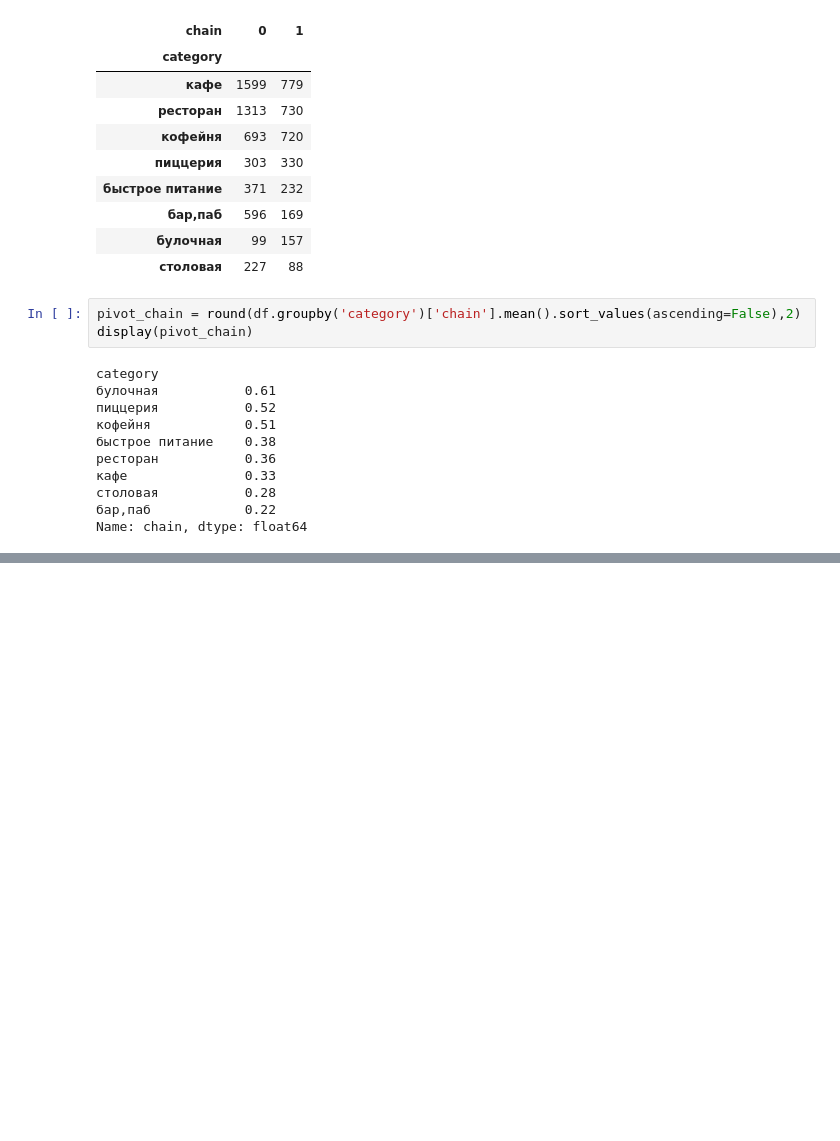
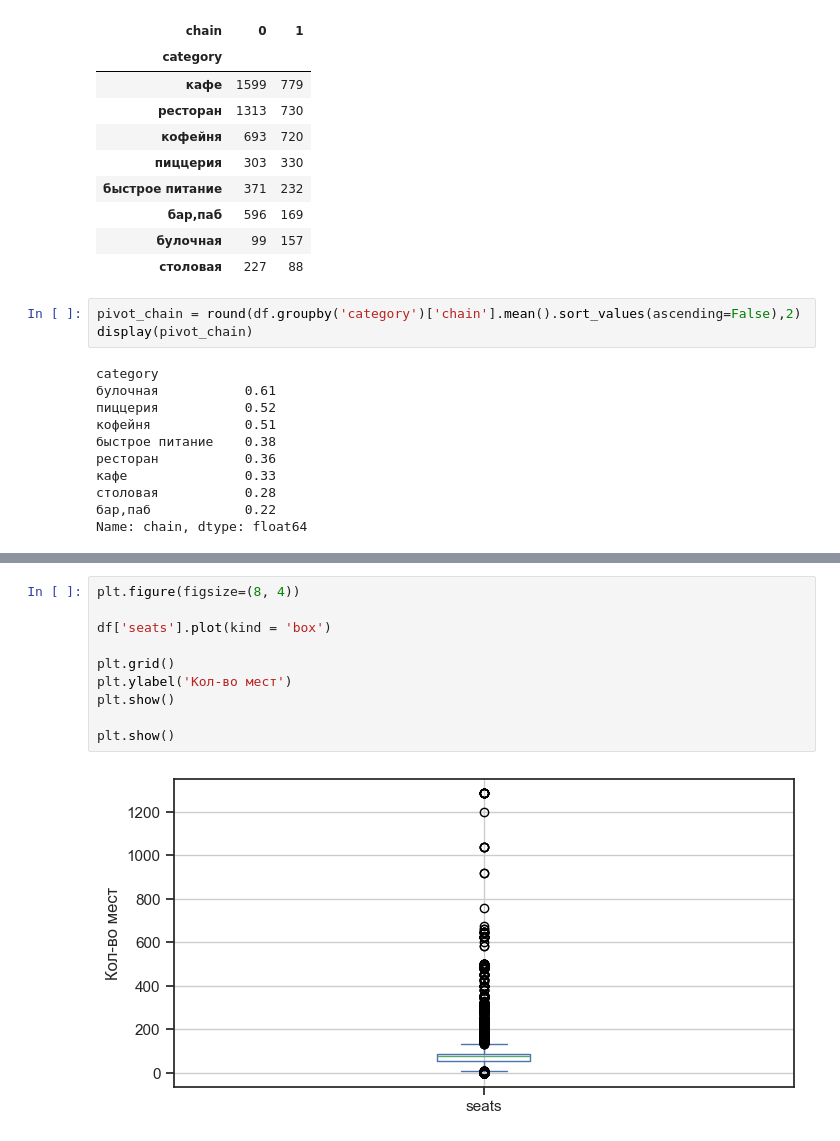
Before and after one commit to CAH0/Moscow_catering_market_research, a Jupyter notebook: File_analitics.ipynb, the cells around one changed output, grey strips where cells are left out. Cells and saved outputs as stored; diff of their text form; blank space fills up the shorter version.

```diff
--- a/File_analitics.ipynb
+++ b/File_analitics.ipynb
@@ -497,0 +525,12 @@ Name: chain, dtype: float64
+# %%
+plt.figure(figsize=(8, 4))
+
+df['seats'].plot(kind = 'box')
+
+plt.grid()
+plt.ylabel('Кол-во мест')
+plt.show()
+
+plt.show()
+# %% [output]
+[figure, added]
```
Also changed, not shown: parts of 21 cells of this notebook.
